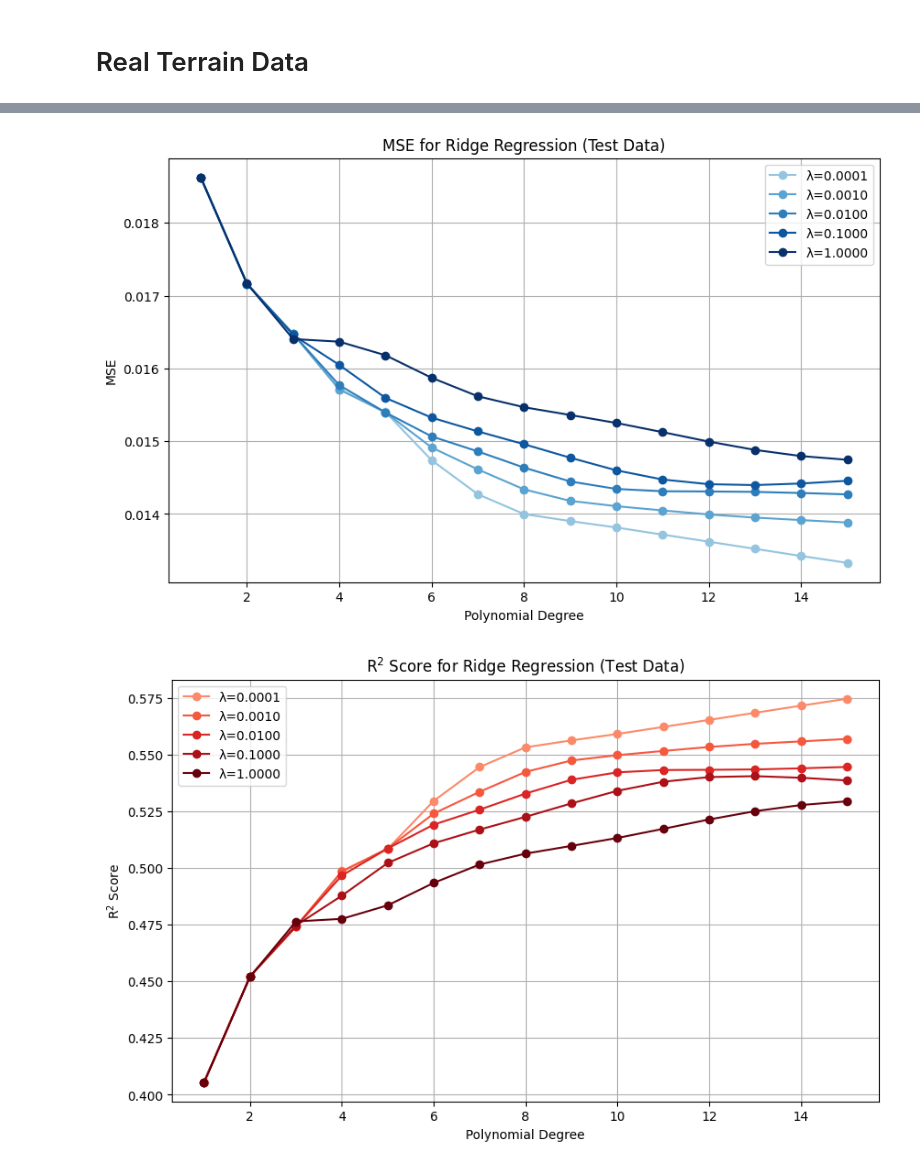
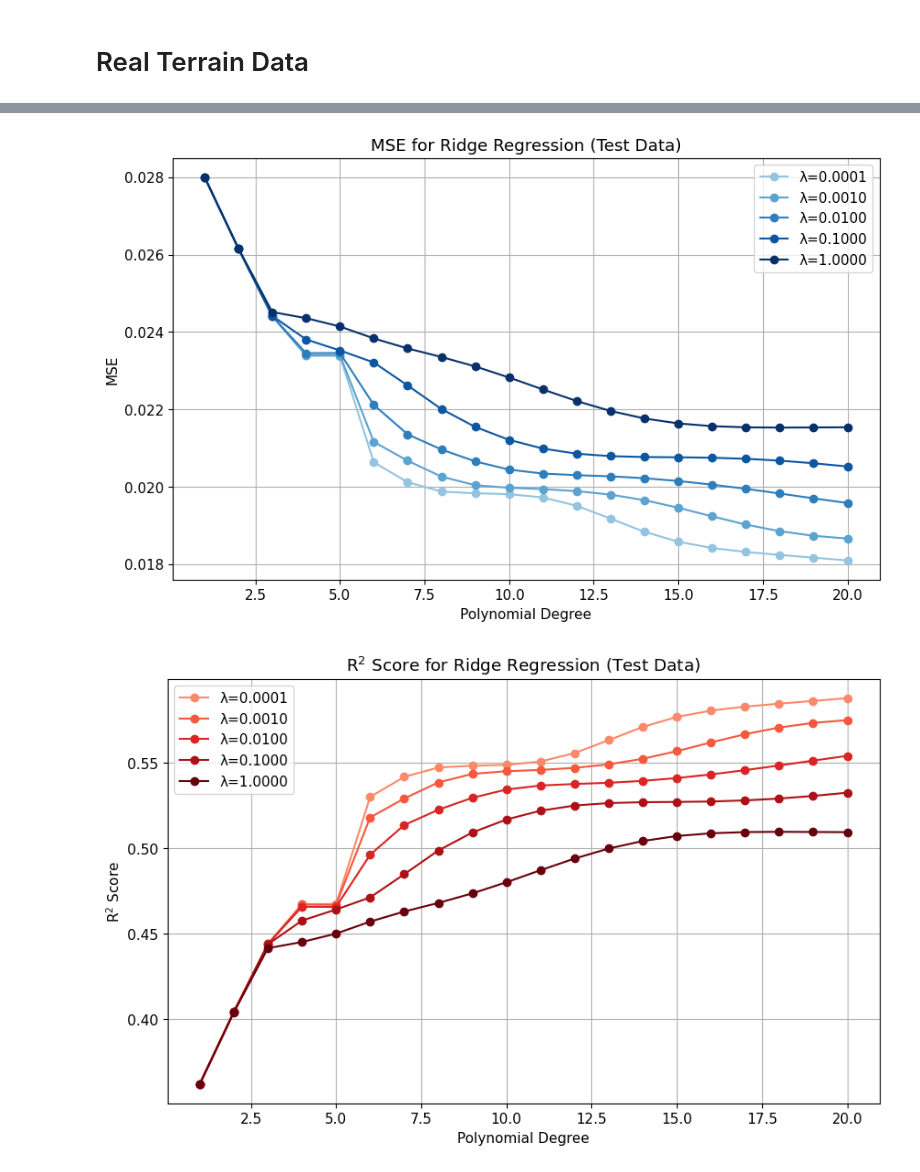
Before and after one commit to tiriltk/FYSSTK4155, a Jupyter notebook: Project1/terraincode.ipynb, the cells around one changed output, grey strips where cells are left out. Saved outputs shown, nothing was run; the diff lists cells and outputs as text; code cells hidden in the pictures.

```diff
--- a/Project1/terraincode.ipynb
+++ b/Project1/terraincode.ipynb
@@ -13,7 +13,7 @@ from sklearn.model_selection import KFold, cross_val_score, train_test_split
 from sklearn.linear_model import Ridge, Lasso
 
 np.random.seed(1042)
-
+plt.rcParams.update({'font.size': 11})
 # Load the terrain
 terrain1 = imread('SRTM_data_Norway_1.tif')
 # Show the terrain
@@ -40,6 +40,8 @@ y = np.arange(1801)
 
 X, Y = np.meshgrid(x, y)
 
+plt.rcParams.update({'font.size': 11})
+
 ax.plot_surface(X, Y, terrain1.T, cmap='terrain')
 
 ax.set_xlim(0, 3601)
@@ -50,9 +52,5 @@ plt.xlabel('X')
 plt.ylabel('Y')
 plt.savefig("Terrain_plot_3D.png")
 plt.show()
-
-"""
-https://jakevdp.github.io/PythonDataScienceHandbook/04.12-three-dimensional-plotting.html
-"""
 # %% [output]
 Dimensions of terrain data: (3601, 1801)
@@ -61,5 +58,4 @@ Dimensions of terrain data: (3601, 1801)
 # %%
-# CHECK THIS
 def min_max_scaling(x):
     return (x - np.min(x)) / (np.max(x) - np.min(x))
 
@@ -91,24 +87,23 @@ def create_X(x, y, n):
 
     return X
 
-# Polynomial degree
-degree = 15
+
+degree = 20
 X = create_X(x_scaled, y_scaled, degree)
 
-# Train-test split
-X_train, X_test, z_train, z_test = train_test_split(X, z_scaled, test_size=0.2, random_state=42)
+X_train, X_test, z_train, z_test = train_test_split(X, z_scaled, test_size=0.2, random_state=1042)
 
 # Scale the data
 scaler = StandardScaler()
 X_train_scaled = scaler.fit_transform(X_train)
 X_test_scaled = scaler.transform(X_test)
 
-# Center the target (z) values
+# Center
 z_train_mean = np.mean(z_train)
 z_train_scaled = z_train - z_train_mean
 z_test_scaled = z_test - z_train_mean
 
-# Perform OLS for polynomial degrees up to 5
+
 MSE_train_values = []
 MSE_test_values = []
 R2_train_values = []
@@ -119,14 +114,11 @@ for i in range(1, degree + 1):
     X_tilde_train = X_train_scaled[:, :c]
     X_tilde_test = X_test_scaled[:, :c]
 
-    # OLS solution
     beta = np.linalg.pinv(X_tilde_train.T @ X_tilde_train) @ X_tilde_train.T @ z_train_scaled
 
-    # Predictions
     y_train_pred = X_tilde_train @ beta + z_train_mean
     y_test_pred = X_tilde_test @ beta + z_train_mean
 
-    # Calculate MSE and R² for train and test sets
     MSE_train_values.append(mean_squared_error(z_train, y_train_pred))
     MSE_test_values.append(mean_squared_error(z_test, y_test_pred))
     R2_train_values.append(r2_score(z_train, y_train_pred))
@@ -134,7 +126,7 @@ for i in range(1, degree + 1):
 
 degrees = np.arange(1, degree + 1)
 
-# Plot MSE for Train and Test
+plt.rcParams.update({'font.size': 11})
 plt.figure(figsize=(12, 5))
 
 plt.subplot(1, 2, 1)
@@ -146,7 +138,6 @@ plt.title('MSE vs Polynomial Degree (Train and Test)')
 plt.legend()
 plt.grid(True)
 
-# Plot R² Score for Train and Test
 plt.subplot(1, 2, 2)
 plt.plot(degrees, R2_train_values, marker='o', label='Train R²', color='dodgerblue')
 plt.plot(degrees, R2_test_values, marker='o', label='Test R²', color='blue')
@@ -165,8 +156,8 @@ points_scaled = np.column_stack((min_max_scaling(points[:, 0]), min_max_scaling(
 x = points_scaled[:, 0]
 y = points_scaled[:, 1]
 
-degrees = np.arange(1, 16)  # Polynomial degrees
-lambdas = np.logspace(-4, 0, 5)  # Different lambda values
+degrees = np.arange(1, 21)
+lambdas = np.logspace(-4, 0, 5)
 
 MSE_Ridge_train = np.zeros((len(degrees), len(lambdas)))
 MSE_Ridge_test = np.zeros((len(degrees), len(lambdas)))
@@ -175,68 +166,63 @@ R2_Ridge_test = np.zeros((len(degrees), len(lambdas)))
 
 for i, deg in enumerate(degrees):
     X = create_X(x, y, n=deg)
-    X = X[:, 1:]  # Remove the intercept for now
+    X = X[:, 1:]
 
     # Train-test split
-    X_train, X_test, z_train, z_test = train_test_split(X, z_scaled, test_size=0.2, random_state=42)
+    X_train, X_test, z_train, z_test = train_test_split(X, z_scaled, test_size=0.2, random_state=1042)
 
     # Scale the data
     scaler = StandardScaler()
     X_train_scaled = scaler.fit_transform(X_train)
     X_test_scaled = scaler.transform(X_test)
 
-    # Center target values
+    # Center
     z_train_mean = np.mean(z_train)
     z_train_scaled = z_train - z_train_mean
     z_test_scaled = z_test - z_train_mean
 
-    # Loop over different lambda values
     p = X_train_scaled.shape[1]
     I = np.eye(p)
 
     for j, lmb in enumerate(lambdas):
-        # Ridge regression
         Ridgebeta = np.linalg.inv(X_train_scaled.T @ X_train_scaled + lmb * I) @ X_train_scaled.T @ z_train_scaled
 
-        # Predictions
         y_train_pred = X_train_scaled @ Ridgebeta + z_train_mean
         y_test_pred = X_test_scaled @ Ridgebeta + z_train_mean
 
-        # Compute MSE and R²
         MSE_Ridge_train[i, j] = mean_squared_error(z_train, y_train_pred)
         MSE_Ridge_test[i, j] = mean_squared_error(z_test, y_test_pred)
         R2_Ridge_train[i, j] = r2_score(z_train, y_train_pred)
         R2_Ridge_test[i, j] = r2_score(z_test, y_test_pred)
 
 
-
 mse_colors = plt.cm.Blues(np.linspace(0.4, 1, len(lambdas)))
 r2_colors = plt.cm.Reds(np.linspace(0.4, 1, len(lambdas)))
 
-# Plot MSE vs Polynomial Degree for Ridge Regression
+plt.rcParams.update({'font.size': 11})
+
 plt.figure(figsize=(10, 6))
 for j, lmb in enumerate(lambdas):
     plt.plot(degrees, MSE_Ridge_test[:, j], marker='o', label=f'λ={lmb:.4f}', color=mse_colors[j])
 plt.xlabel('Polynomial Degree')
 plt.ylabel('MSE')
 plt.title('MSE for Ridge Regression (Test Data)')
 plt.legend()
 plt.grid(True)
 plt.show()
 
-# Plot R² vs Polynomial Degree for Ridge Regression
 plt.figure(figsize=(10, 6))
 for j, lmb in enumerate(lambdas):
     plt.plot(degrees, R2_Ridge_test[:, j], marker='o', label=f'λ={lmb:.4f}', color=r2_colors[j])
 plt.xlabel('Polynomial Degree')
 plt.ylabel('R$^2$ Score')
 plt.title('R$^2$ Score for Ridge Regression (Test Data)')
 plt.legend()
 plt.grid(True)
 plt.show()
 # %% [output]
-[figure, old version]
+[figure, new version]
-[figure, old version]
+[figure, new version]
 # %%
 MSE_Lasso_train = np.zeros((len(degrees), len(lambdas)))
 MSE_Lasso_test = np.zeros((len(degrees), len(lambdas)))
```
Also changed, not shown: parts of 7 cells of this notebook, 2 other files.
